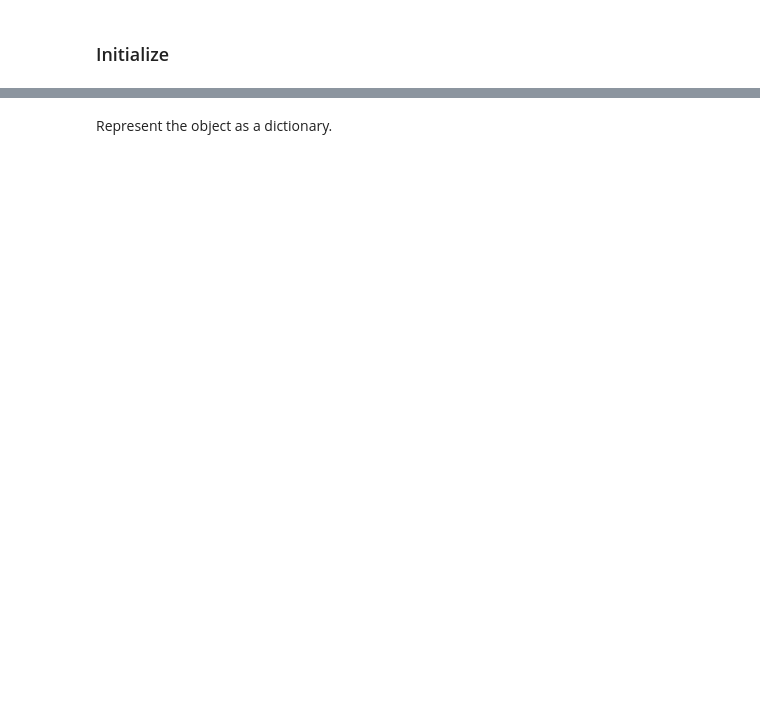
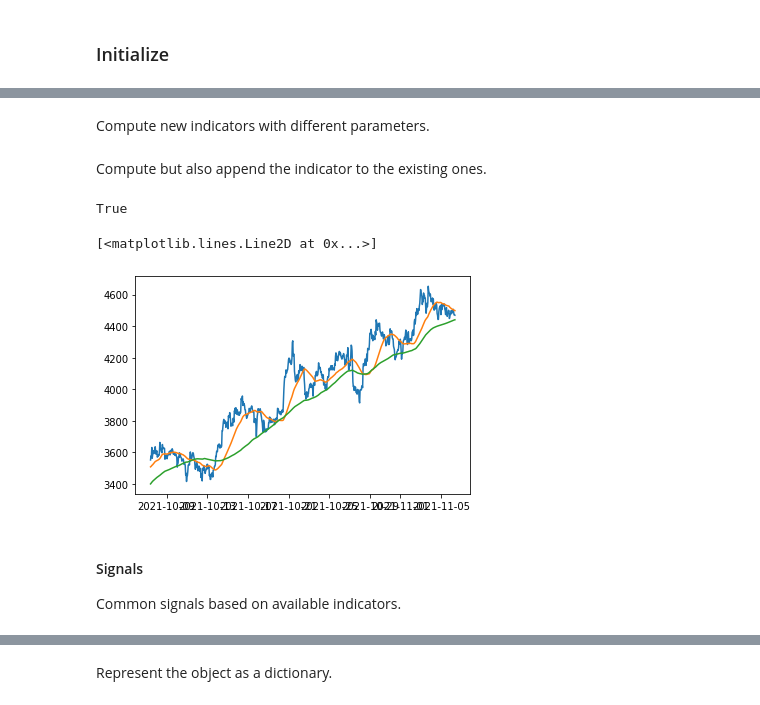
Before and after one commit to GuillaumeDMMarion/crypto-invest, a Jupyter notebook: notebooks/Examples.ipynb, the cells around one changed output, grey strips where cells are left out. Saved outputs shown, nothing was run; the diff lists cells and outputs as text; code cells hidden in the pictures; blank space fills up the shorter version.

```diff
--- a/notebooks/Examples.ipynb
+++ b/notebooks/Examples.ipynb
@@ -71,0 +125,2 @@ klmngr = KLMngr(quotes_or_assets=quotes_or_assets, client=client, url_scheme=url
+# %%
+kline.update(client=client, store=False)
@@ -71,0 +151,2 @@ klmngr = KLMngr(quotes_or_assets=quotes_or_assets, client=client, url_scheme=url
+# %% [markdown]
+Compute new indicators with different parameters.
@@ -71,0 +155,19 @@ klmngr = KLMngr(quotes_or_assets=quotes_or_assets, client=client, url_scheme=url
+# %% [markdown]
+Compute but also append the indicator to the existing ones.
+# %%
+# The indicatorsjar is the non re-indexed data object.
+kline.indicatorsjar.extend('sma', 150)
+# %%
+all(kline.indicators.iloc[:, [-1]] == new_indicator)
+# %% [output]
+True
+# %%
+plt.plot(kline.close[-24*30:])
+plt.plot(kline.indicators.sma_50[-24*30:])
+plt.plot(kline.indicators.sma_150[-24*30:])
+# %% [output]
+[<matplotlib.lines.Line2D at 0x...>]
+[figure, added]
+# %% [markdown]
+#### Signals
+Common signals based on available indicators.
```
Also changed, not shown: parts of 140 cells of this notebook.
